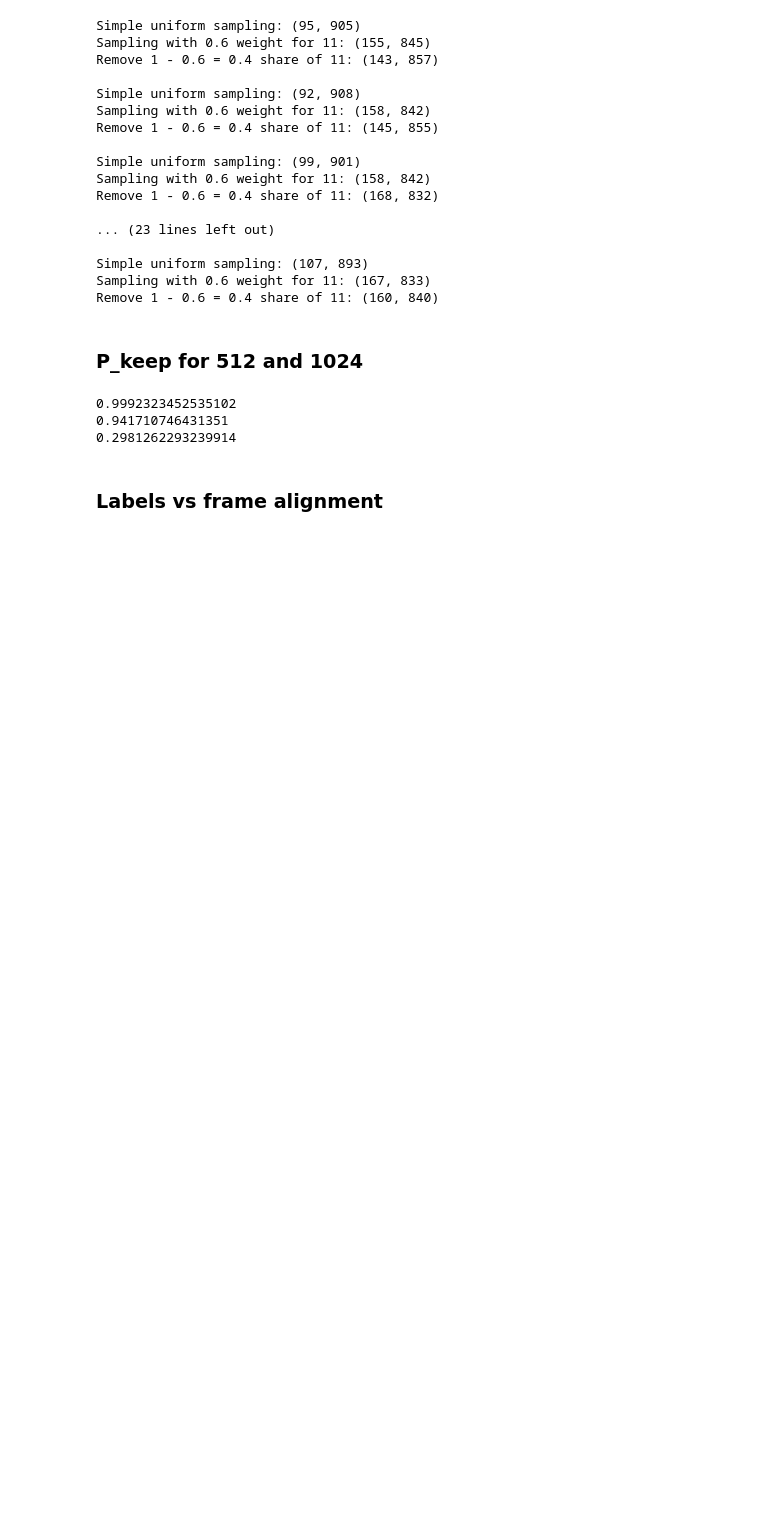
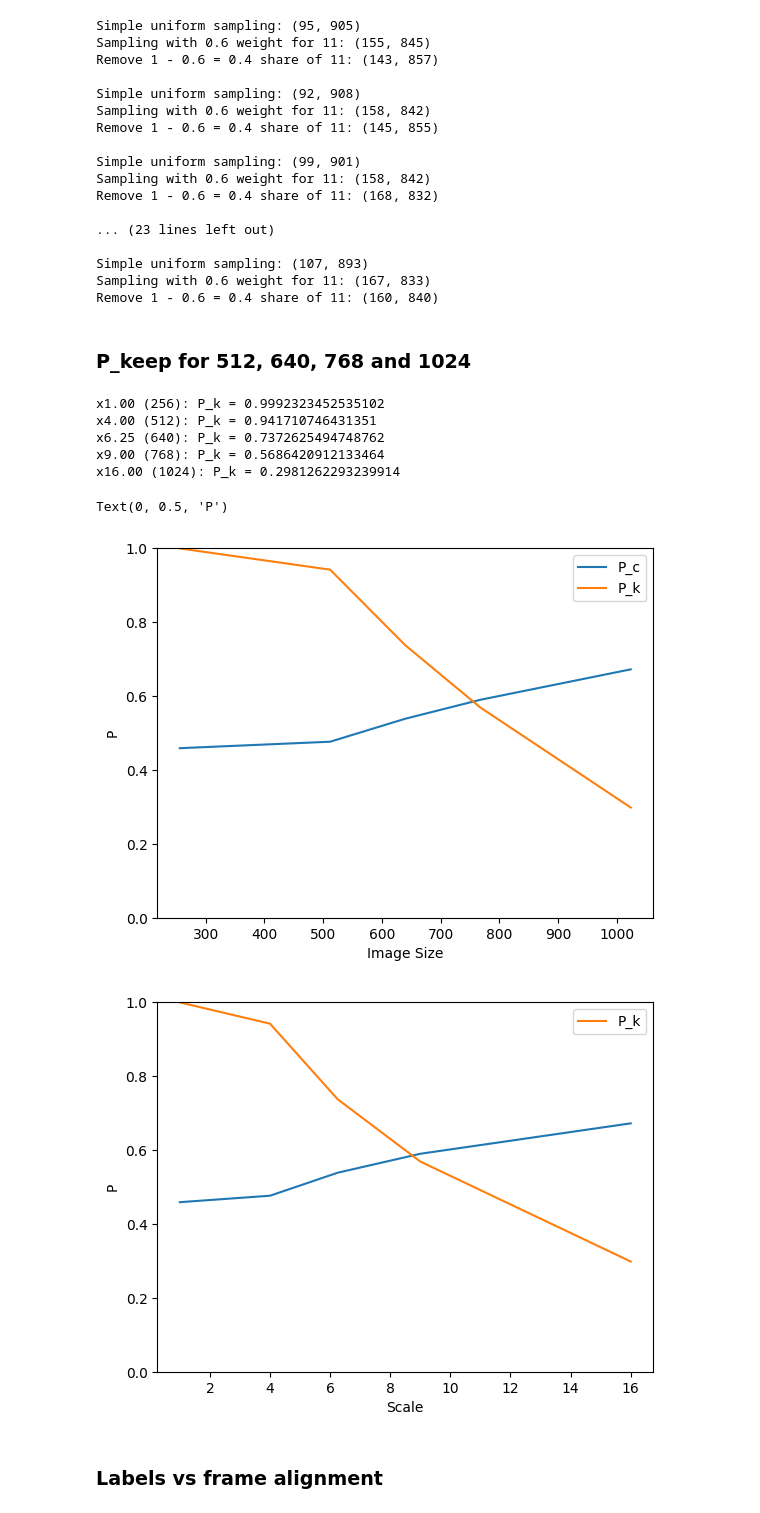
Before and after one commit to mkotyushev/contrails, a Jupyter notebook: src/notebooks/eda.ipynb, the cells around one changed output. Drawn from its saved outputs; the diff is of its cells as text; code cells hidden in the pictures; blank space fills up the shorter version.

Commit message:
Add calculation of P_c & P_k for 640 and 768 img_size

```diff
--- a/src/notebooks/eda.ipynb
+++ b/src/notebooks/eda.ipynb
@@ -642,7 +770,7 @@ Simple uniform sampling: (107, 893)
 Sampling with 0.6 weight for 11: (167, 833)
 Remove 1 - 0.6 = 0.4 share of 11: (160, 840)
 # %% [markdown]
-### P_keep for 512 and 1024
+### P_keep for 512, 640, 768 and 1024
 # %%
 def calculate_P_k(P_f, P_e, P_c):
     return (P_f - P_c) * (1 - P_e) / P_e / (1 - P_f)
@@ -652,21 +780,41 @@ def calculate_P_k(P_f, P_e, P_c):
 P_f = 0.7627  # Share of masks with less than p_positive * area pixels
 P_e = 0.5618  # Share of completely empty masks
 
-# 256 (default)
-P_c = 0.4587  # Share of masks with less than p_positive * area pixels inside non-empty masks
-print(calculate_P_k(P_f, P_e, P_c))
+# Share of masks with less than p_positive * area pixels inside non-empty masks
+img_size_to_P_c = {
+    256: 0.4587,
+    512: 0.4762,
+    640: 0.5384,
+    768: 0.5897,
+    1024: 0.6720,
+}
 
-# 512
-P_c = 0.4762  # Share of masks with less than p_positive * area pixels inside non-empty masks
-print(calculate_P_k(P_f, P_e, P_c))
-
-# 1024
-P_c = 0.6720  # Share of masks with less than p_positive * area pixels inside non-empty masks
-print(calculate_P_k(P_f, P_e, P_c))
+for img_size, P_c in img_size_to_P_c.items():
+    print(f'x{(img_size / 256) ** 2:.2f} ({img_size}): P_k = {calculate_P_k(P_f, P_e, P_c)}')
 # %% [output]
-0.9992323452535102
-0.941710746431351
-0.2981262293239914
+x1.00 (256): P_k = 0.9992323452535102
+x4.00 (512): P_k = 0.941710746431351
+x6.25 (640): P_k = 0.7372625494748762
+x9.00 (768): P_k = 0.5686420912133464
+x16.00 (1024): P_k = 0.2981262293239914
+# %%
+plt.plot(img_size_to_P_c.keys(), img_size_to_P_c.values(), label='P_c')
+plt.plot(img_size_to_P_c.keys(), [calculate_P_k(P_f, P_e, P_c) for P_c in img_size_to_P_c.values()], label='P_k')
+plt.ylim(0, 1)
+plt.legend()
+plt.xlabel('Image Size')
+plt.ylabel('P')
+plt.figure()
+plt.plot([(img_size / 256) ** 2 for img_size in img_size_to_P_c.keys()], img_size_to_P_c.values())
+plt.plot([(img_size / 256) ** 2 for img_size in img_size_to_P_c.keys()], [calculate_P_k(P_f, P_e, P_c) for P_c in img_size_to_P_c.values()], label='P_k')
+plt.ylim(0, 1)
+plt.legend()
+plt.xlabel('Scale')
+plt.ylabel('P')
+# %% [output]
+Text(0, 0.5, 'P')
+[figure, added]
+[figure, added]
 # %% [markdown]
 ### Labels vs frame alignment
 # %%
```
Also changed, not shown: parts of 11 cells of this notebook.
